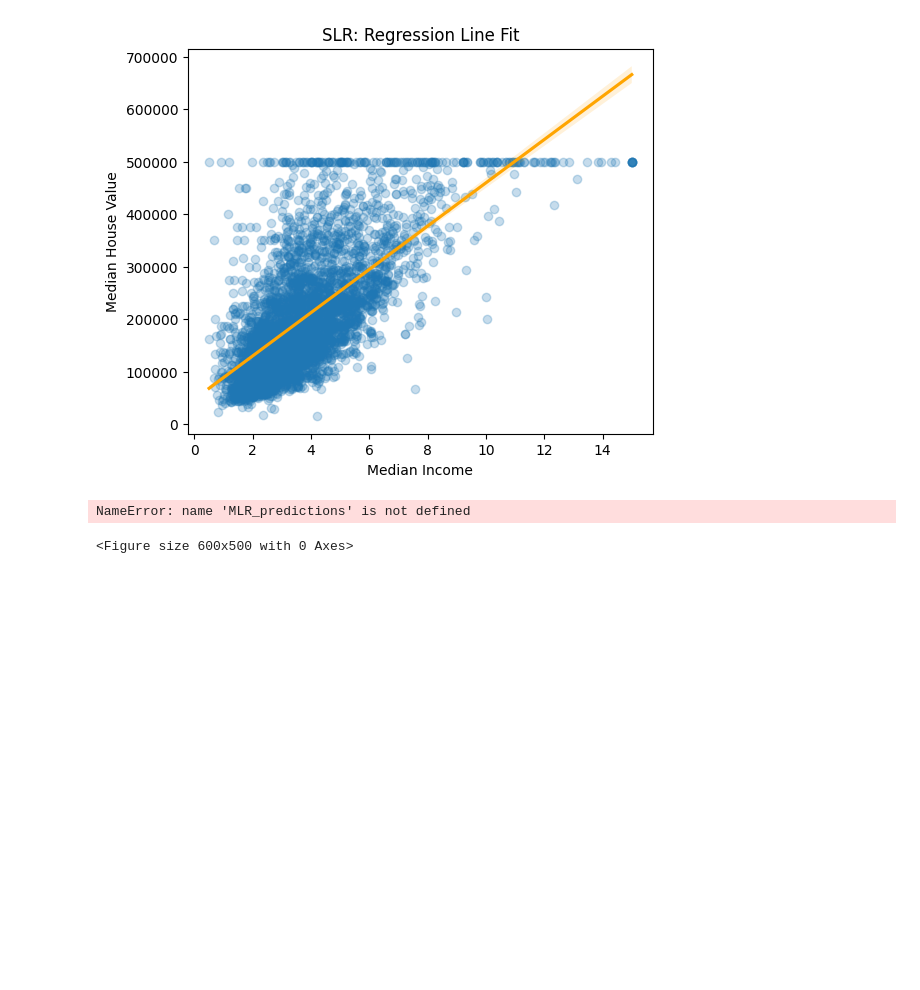
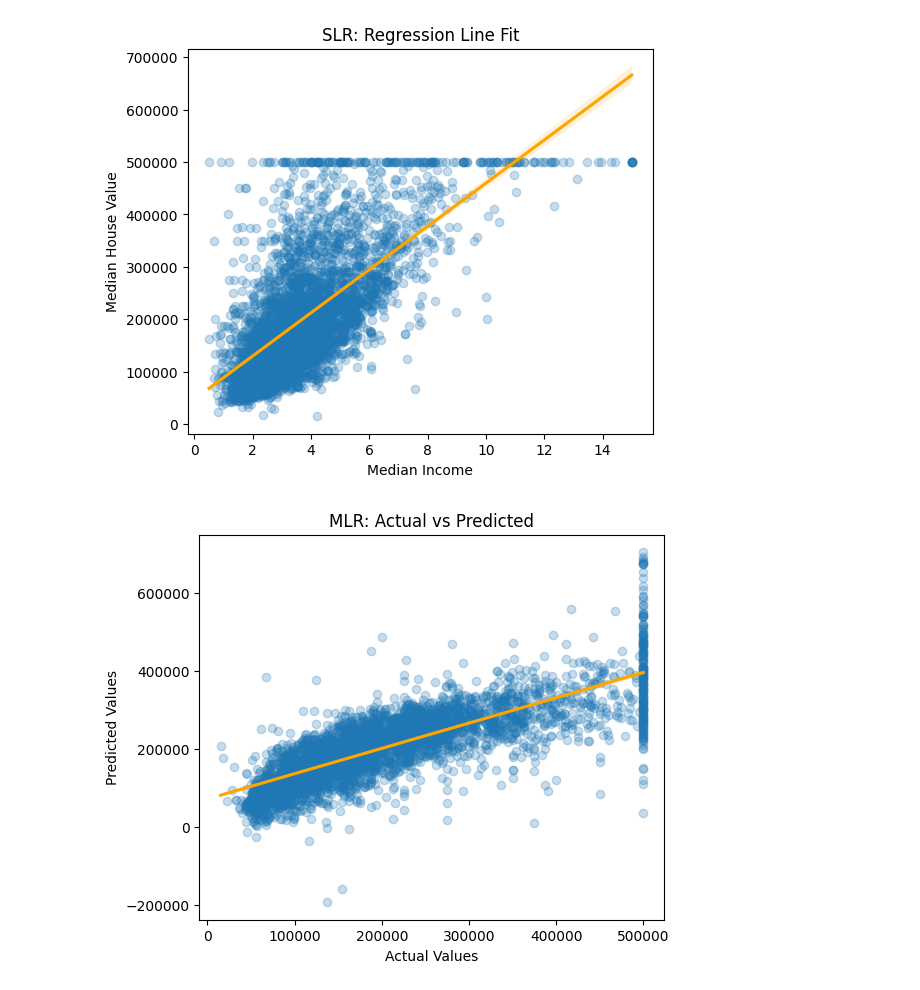
Before and after one commit to MJBM2510/SLR-and-MLR-comparsion, a Jupyter notebook: SLR_&_MLR_Comparison.ipynb, the cells around one changed output. Cells and saved outputs as stored; diff of their text form; code cells hidden in the pictures; blank space fills up the shorter version.

```diff
--- a/SLR_&_MLR_Comparison.ipynb
+++ b/SLR_&_MLR_Comparison.ipynb
@@ -306,20 +304,17 @@ plt.show()
 # %% [output]
 [figure]
 # %%
-plt.figure(figsize=(6,5))
-
+plt.figure(figsize=(6, 5))
 sns.regplot(
     x=Y_test_MLR,
-    y=MLR_predictions,
-    scatter_kws={"alpha": 0.25},
-    line_kws={"color": "orange"}
+    y=MLR_test_predictions,
+    scatter_kws={'alpha': 0.25},
+    line_kws={'color': 'orange'}
 )
-
-plt.xlabel("Actual Values")
-plt.ylabel("Predicted Values")
-plt.title("MLR: Actual vs Predicted")
+plt.xlabel('Actual Values')
+plt.ylabel('Predicted Values')
+plt.title('MLR: Actual vs Predicted')
 plt.show()
 # %% [output]
-NameError: name 'MLR_predictions' is not defined
-<Figure size 600x500 with 0 Axes>
+[figure, added]
 # %%
```
Also changed, not shown: parts of 2 cells of this notebook.
